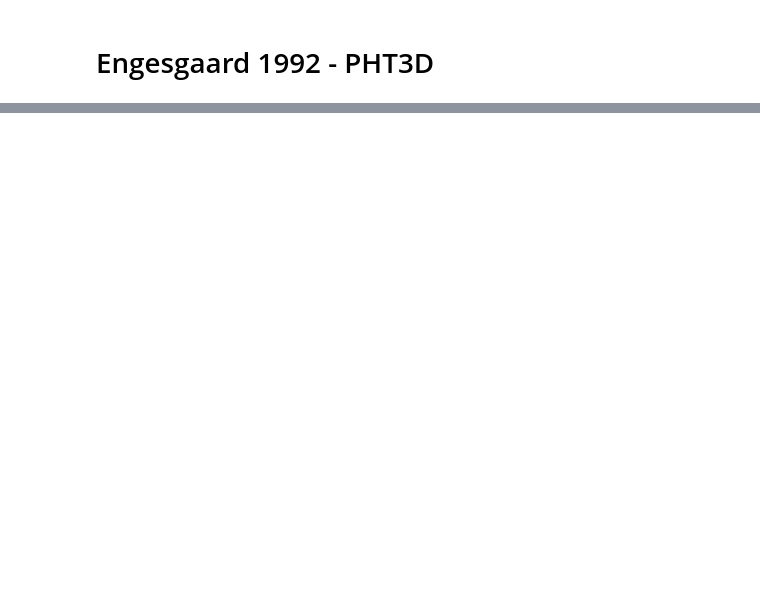
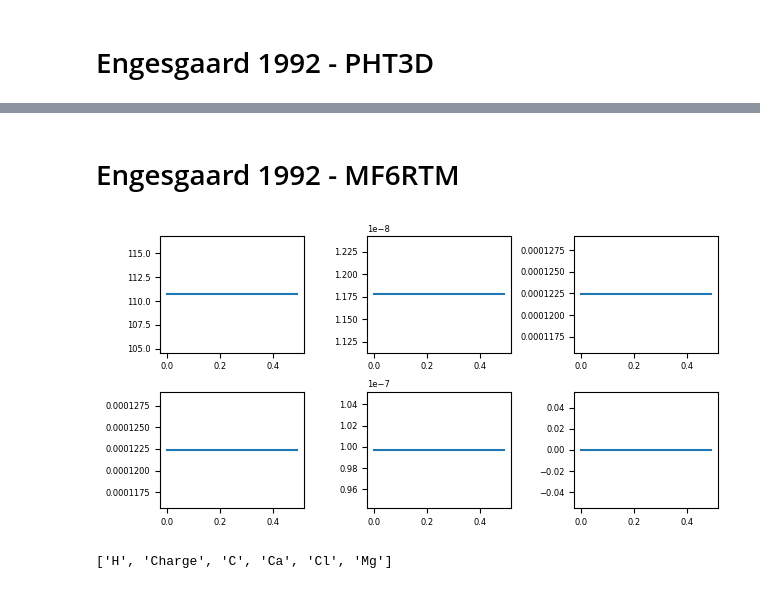
Before and after one commit to p-ortega/mf6rtm, a Jupyter notebook: testing.ipynb, the cells around one changed output, grey strips where cells are left out. Cells and saved outputs as stored; diff of their text form; code cells hidden in the pictures; blank space fills up the shorter version.

Commit message:
working function of mf6rtm but outputting weird results

```diff
--- a/testing.ipynb
+++ b/testing.ipynb
@@ -337,0 +357,3 @@ Setting model for component: O
+# %%
+def flatten_list(xss):
+    return [x for xs in xss for x in xs]
@@ -337,0 +499,5 @@ Setting model for component: O
+# %%
+sim = flopy.mf6.MFSimulation.load('engesgaard1992', 'mf6', 'mf6', sim_ws, verbosity_level=0)
+
+sim.model_names
+plot_concentrations(sim)
@@ -362,0 +554,31 @@ simdf.loc[0.24, ['x','mg']].pivot_table(index='x', columns = 'time_d').plot()
+# %% [markdown]
+# Engesgaard 1992 - MF6RTM
+# %%
+sim_ws = os.path.join('model', 'engesgaard1992')
+sim = flopy.mf6.MFSimulation.load('engesgaard1992', 'mf6', 'mf6', sim_ws, verbosity_level=0)
+
+comp = sim.model_names[1:]
+comp = [c.capitalize() for c in comp if c !='o']
+comp
+
+dist_arr = np.arange(0, 50*dx, dx)
+gwf = sim.get_model('gwf')
+
+fig, axs = plt.subplots(2, 3, figsize=(6.3,3.2))
+for ax, c in zip(axs.flatten(), comp):
+        ucn = flopy.utils.HeadFile(os.path.join("model",sim.name,f"{c}.ucn"),text=f"concentration")
+        results = ucn.get_alldata()
+        # results = gwf.output.concentration().get_alldata()
+        times = gwf.output.concentration().get_times()
+
+        tf = times[-1]
+        r_tf = results[0, 0, 0,:]
+        ax.plot(dist_arr, r_tf)
+
+fig.tight_layout()
+# %% [output]
+[figure, added]
+# %%
+comp
+# %% [output]
+['H', 'Charge', 'C', 'Ca', 'Cl', 'Mg']
```
Also changed, not shown: parts of 27 cells of this notebook, 6 other files.
